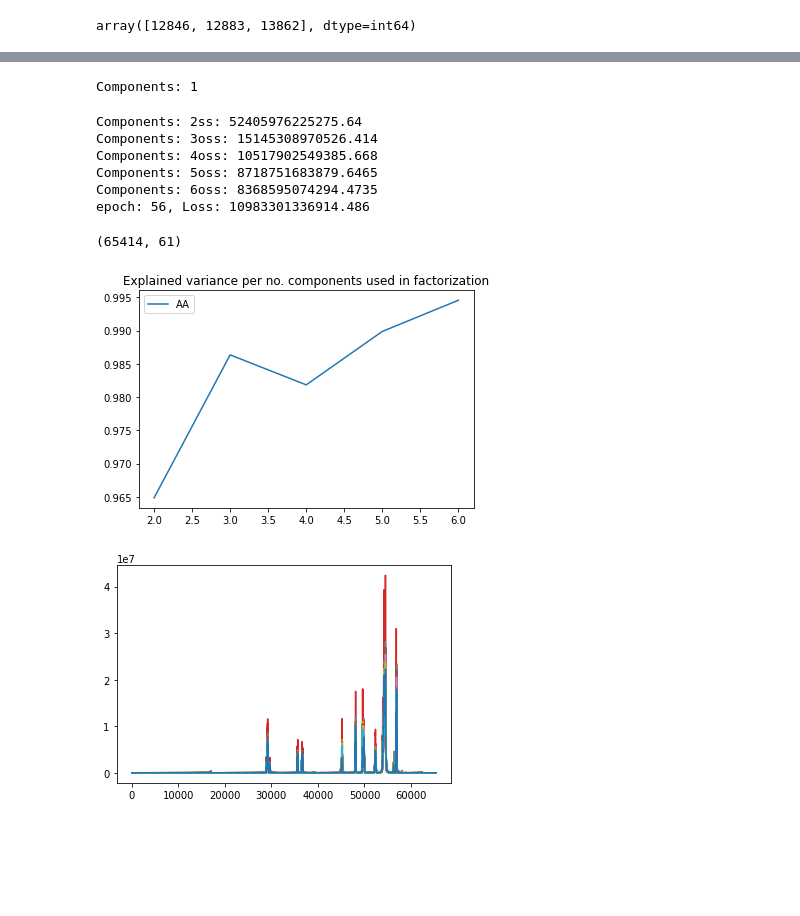
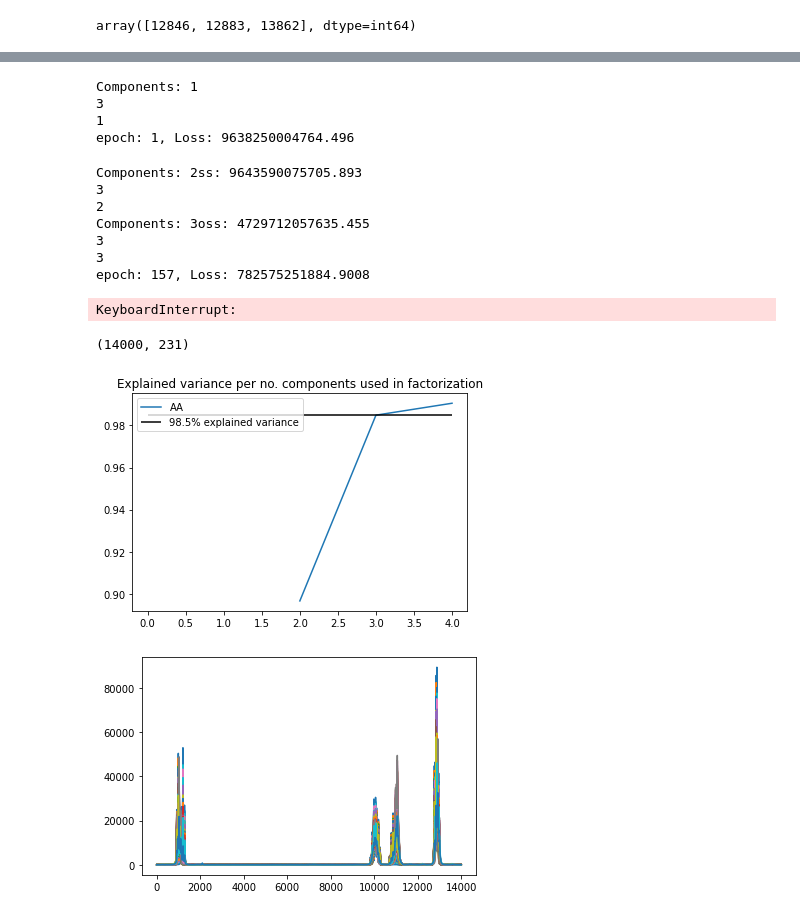
Before and after one commit to AlexanderVoldby/02466Fagprojekt2023, a Jupyter notebook: Visualizations/AA/AA_alcohol.ipynb, the cells around one changed output, grey strips where cells are left out. Saved outputs shown, nothing was run; the diff lists cells and outputs as text; code cells hidden in the pictures; blank space fills up the shorter version.

Commit message:
updated visualizations

```diff
--- a/Visualizations/AA/AA_alcohol.ipynb
+++ b/Visualizations/AA/AA_alcohol.ipynb
@@ -21,3 +23,8 @@ X = mat.get('xData')
 targets = mat.get('yData')
 target_labels = mat.get('yLabels')
 axis = mat.get("Axis")
+
+#softmax X across features
+X = np.exp(X)/np.sum(np.exp(X), axis=1)[:, None]
+
+plt.plot(X[[np.all(x == [35, 35, 30]) for x in targets]][0])
@@ -39,40 +50,47 @@ X.shape
 # %%
 
 # Fit NMF and AA 10 times and get an average loss curve for each as well as an average explained variance
-max_components = 6
+max_components = 4
 aa_explained = []
 nmf_explained = []
 for i in range(max_components):
     print(F"Components: {i+1}", end="\n")
     # nmf = NMF(X, i+1)
-    aa = torchAA(X, i+1, initializer="fs")
+    aa = torchAA(X.T, rank = i+1, initializer="fs")
     # nmf.fit(verbose=True, stopper=EarlyStop())
-    aa.fit(verbose=True, stopper=EarlyStop(patience=25))
+    aa.fit(verbose=True, stopper=ChangeStopper(patience=250))
     # nmf_explained.append(explained_variance(X, nmf.forward().detach().numpy()))
-    aa_explained.append(explained_variance(X, aa.forward().detach().numpy()))
+    aa_explained.append(explained_variance(X.T, aa.forward().detach().numpy()))
 # %% [output]
 Components: 1
+3
+1
+epoch: 1, Loss: 9638250004764.496
-Components: 2ss: 52405976225275.64
-Components: 3oss: 15145308970526.414
-Components: 4oss: 10517902549385.668
-Components: 5oss: 8718751683879.6465
-Components: 6oss: 8368595074294.4735
-epoch: 56, Loss: 10983301336914.486
+Components: 2ss: 9643590075705.893
+3
+2
+Components: 3oss: 4729712057635.455
+3
+3
+epoch: 157, Loss: 782575251884.9008
+KeyboardInterrupt:
 # %%
 print(X.T.shape)
+torch.soft
 # %% [output]
-(65414, 61)
+(14000, 231)
 # %%
 plt.figure()
 # plt.plot(np.arange(1, max_components+1), nmf_explained, label="NMF")
 plt.plot(np.arange(2, max_components+1), aa_explained[1:], label="AA")
+plt.hlines(0.985, 0, max_components, label="98.5% explained variance", color="black")
 plt.title("Explained variance per no. components used in factorization")
 plt.legend()
 plt.show()
 # %% [output]
-[figure, old version]
+[figure, new version]
 # %%
 plt.plot(X.T)
 plt.show()
 # %% [output]
-[figure, old version]
+[figure, new version]
```
Also changed, not shown: parts of 4 cells of this notebook, 2 other files.
